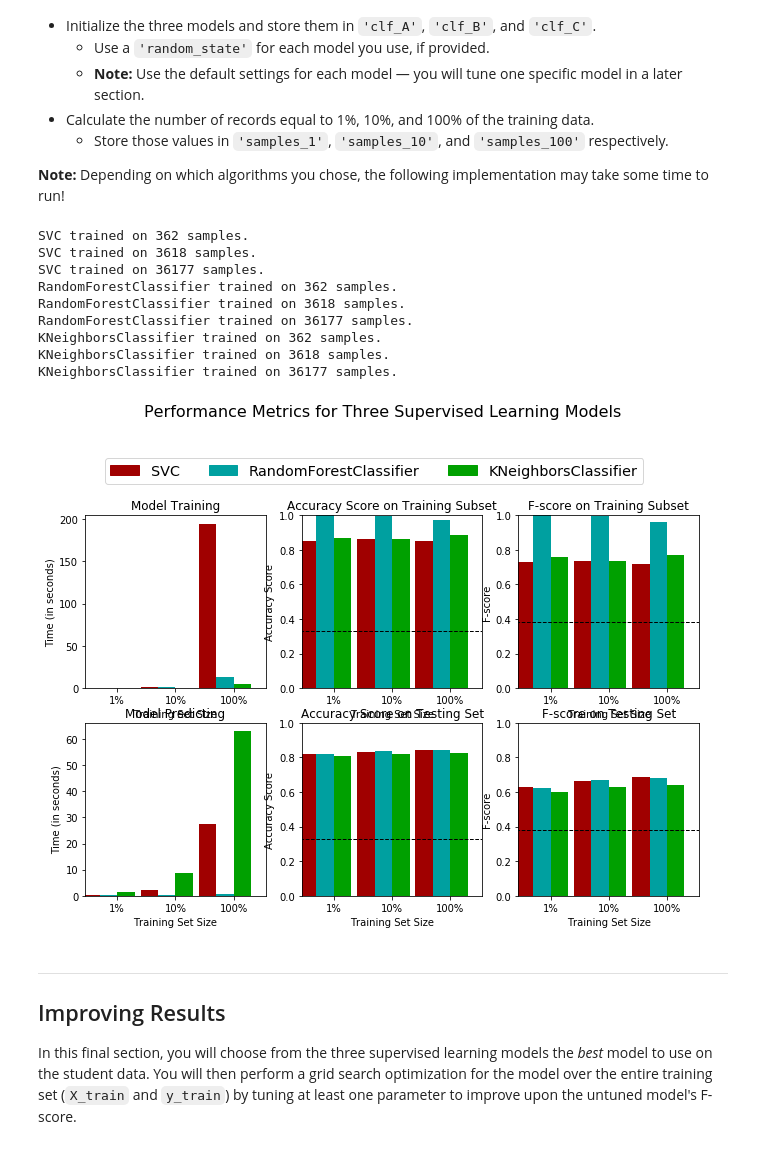
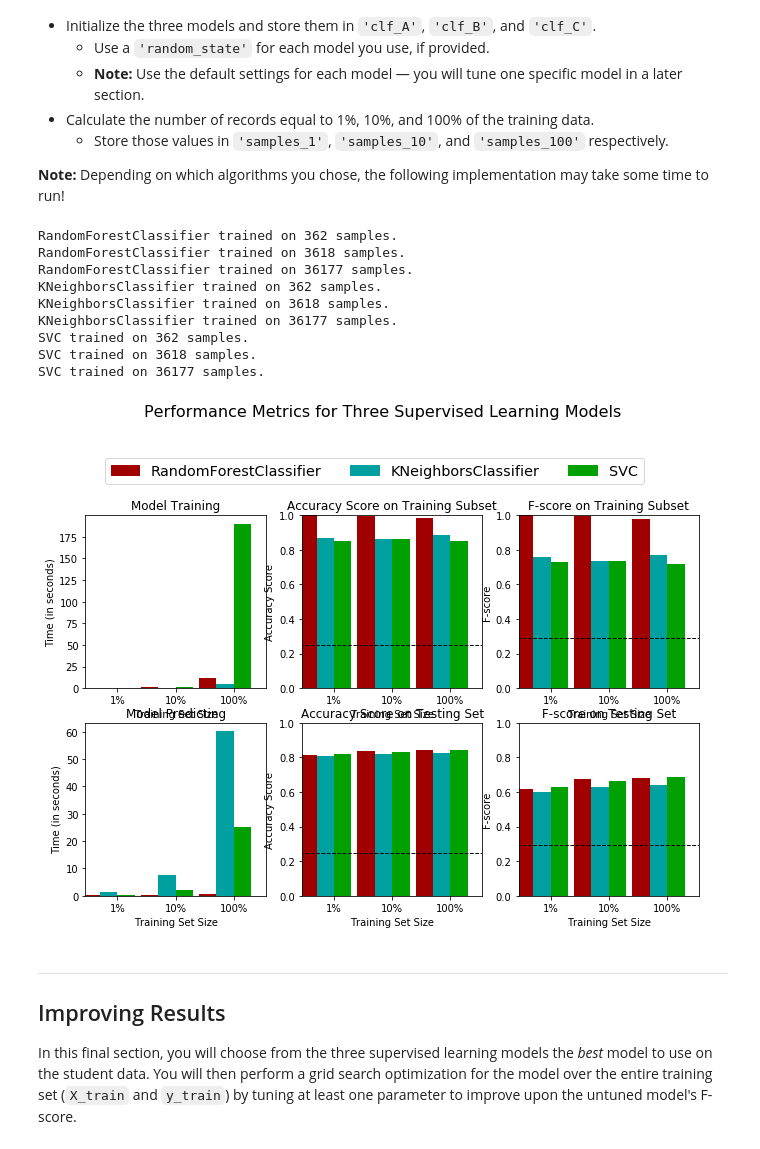
Before and after one commit to NishantDP/Finding-Donors-for-CharityML, a Jupyter notebook: finding_donors.ipynb, the cells around one changed output. Saved outputs shown, nothing was run; the diff lists cells and outputs as text; code cells hidden in the pictures.

```diff
--- a/finding_donors.ipynb
+++ b/finding_donors.ipynb
@@ -167,12 +166,7 @@ Additionally, as with the non-numeric features, we need to convert the non-numer
 features_final = pd.get_dummies(features_log_minmax_transform)
 
 # TODO: Encode the 'income_raw' data to numerical values
-income = []
-for idx in range(len(income_raw)):
-    if income_raw[idx] == ">50K":
-        income.append(1)
-    else:
-        income.append(0)
+income = income_raw.apply(lambda x: 1 if x == ">50K" else 0)
 
 # Print the number of features after one-hot encoding
 encoded = list(features_final.columns)
@@ -254,7 +248,7 @@ FN = 0 # No predicted negatives in the naive case
 '''
 # TODO: Calculate accuracy, precision and recall
 TP = np.sum(income)
-FP = income.count(0) - TP # Check 1
+FP = income.count() - TP
 accuracy = (TP) / (TP + FP)
 recall = TP / TP
 precision = TP / (TP + FP)
@@ -366,45 +398,45 @@ In the code cell, you will need to implement the following:
 **Note:** Depending on which algorithms you chose, the following implementation may take some time to run!
 # %%
 # TODO: Import the three supervised learning models from sklearn
-from sklearn.svm import SVC
 from sklearn.ensemble import RandomForestClassifier
 from sklearn.neighbors import KNeighborsClassifier
+from sklearn.svm import SVC
 
 # TODO: Initialize the three models
-clf_A = SVC(random_state = 1)
-clf_B = RandomForestClassifier(random_state = 1)
-clf_C = KNeighborsClassifier()
+clf_A = RandomForestClassifier(random_state = 40)
+clf_B = KNeighborsClassifier()
+clf_C = SVC(random_state = 40)
 
 # TODO: Calculate the number of samples for 1%, 10%, and 100% of the training data
 # HINT: samples_100 is the entire training set i.e. len(y_train)
 # HINT: samples_10 is 10% of samples_100 (ensure to set the count of the values to be `int` and not `float`)
 # HINT: samples_1 is 1% of samples_100 (ensure to set the count of the values to be `int` and not `float`)
 samples_100 = len(y_train)
 samples_10 = int(np.ceil(len(y_train) * 0.1))
 samples_1 = int(np.ceil(len(y_train) * 0.01))
 
 # Collect results on the learners
 results = {}
 for clf in [clf_A, clf_B, clf_C]:
     clf_name = clf.__class__.__name__
     results[clf_name] = {}
     for i, samples in enumerate([samples_1, samples_10, samples_100]):
         results[clf_name][i] = \
         train_predict(clf, samples, X_train, y_train, X_test, y_test)
 
 # Run metrics visualization for the three supervised learning models chosen
 vs.evaluate(results, accuracy, fscore)
 # %% [output]
-SVC trained on 362 samples.
-SVC trained on 3618 samples.
-SVC trained on 36177 samples.
 RandomForestClassifier trained on 362 samples.
 RandomForestClassifier trained on 3618 samples.
 RandomForestClassifier trained on 36177 samples.
 KNeighborsClassifier trained on 362 samples.
 KNeighborsClassifier trained on 3618 samples.
 KNeighborsClassifier trained on 36177 samples.
+SVC trained on 362 samples.
+SVC trained on 3618 samples.
+SVC trained on 36177 samples.
-[figure, old version]
+[figure, new version]
 # %% [markdown]
 ----
 ## Improving Results
```
Also changed, not shown: parts of 5 cells of this notebook.
